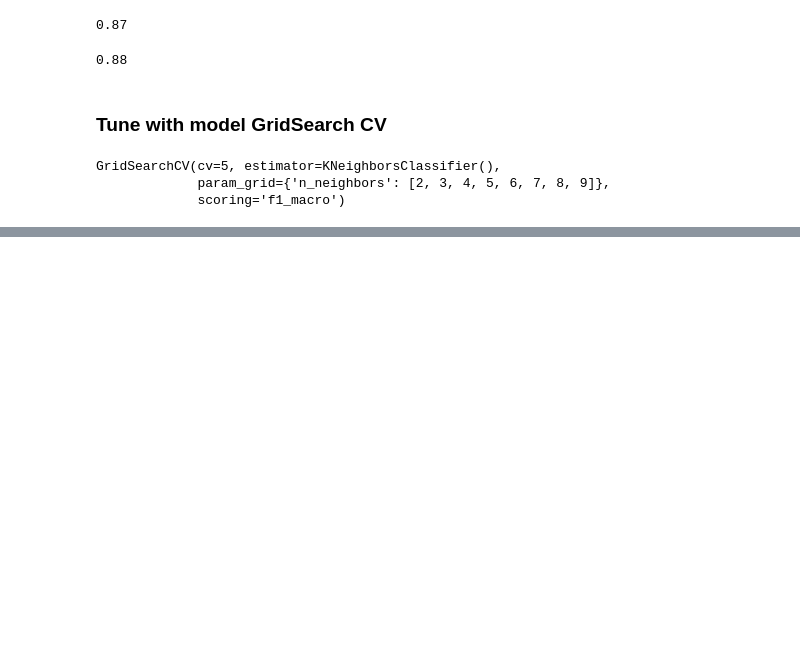
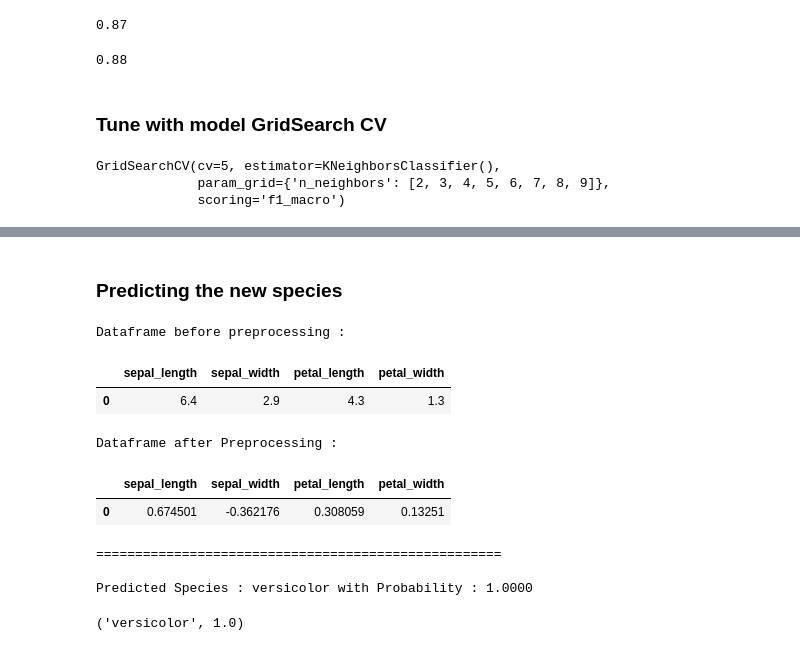
Before and after one commit to Nachiket005/Code-Repository, a Jupyter notebook: K-Neighbours Classification/KNN Classification.ipynb, the cells around one changed output, grey strips where cells are left out. Drawn from its saved outputs; the diff is of its cells as text; code cells hidden in the pictures; blank space fills up the shorter version.

```diff
--- a/K-Neighbours Classification/KNN Classification.ipynb
+++ b/K-Neighbours Classification/KNN Classification.ipynb
@@ -180,0 +308,53 @@ GridSearchCV(cv=5, estimator=KNeighborsClassifier(),
+# %% [markdown]
+### Predicting the new species
+# %%
+def predict_data():
+    # Taking input from user
+    sep_len = float(input('Sepal Length : '))
+    sep_wid = float(input('Sepal Width : '))
+    pet_len = float(input('Petal Length : '))
+    pet_wid = float(input('Petal Width : '))
+
+    # Converting input to Dataframe
+    xnew = pd.DataFrame([sep_len, sep_wid, pet_len, pet_wid]).T
+    xnew.columns = ['sepal_length','sepal_width','petal_length','petal_width']
+
+    # Display Dataframe
+    print('Dataframe before preprocessing :\n')
+    display(xnew)
+
+    # Preprocess the dataframe
+    xnew_pre = num_pipe.transform(xnew)
+    xnew_pre = pd.DataFrame(xnew_pre,columns=cols)
+
+    # Display the dataframe
+    print('\nDataframe after Preprocessing : \n')
+    display(xnew_pre)
+
+    # Predict the data
+    pred = best_knn.predict(xnew_pre)
+
+    # Label encoder to get orignal speices
+    pred_lb = le.inverse_transform(pred)[0]
+
+    # Get the proba
+    prob = best_knn.predict_proba(xnew_pre).max()
+
+    # Print the results
+    print('\n====================================================\n')
+    print(f'Predicted Species : {pred_lb} with Probability : {prob:.4f}')
+
+    return pred_lb, prob
+# %%
+predict_data()
+# %% [output]
+Dataframe before preprocessing :
+|  | sepal_length | sepal_width | petal_length | petal_width |
+| 0 | 6.4 | 2.9 | 4.3 | 1.3 |
+Dataframe after Preprocessing :
+|  | sepal_length | sepal_width | petal_length | petal_width |
+| 0 | 0.674501 | -0.362176 | 0.308059 | 0.13251 |
+====================================================
+
+Predicted Species : versicolor with Probability : 1.0000
+('versicolor', 1.0)
```
Also changed, not shown: parts of 21 cells of this notebook, 2 other files.
